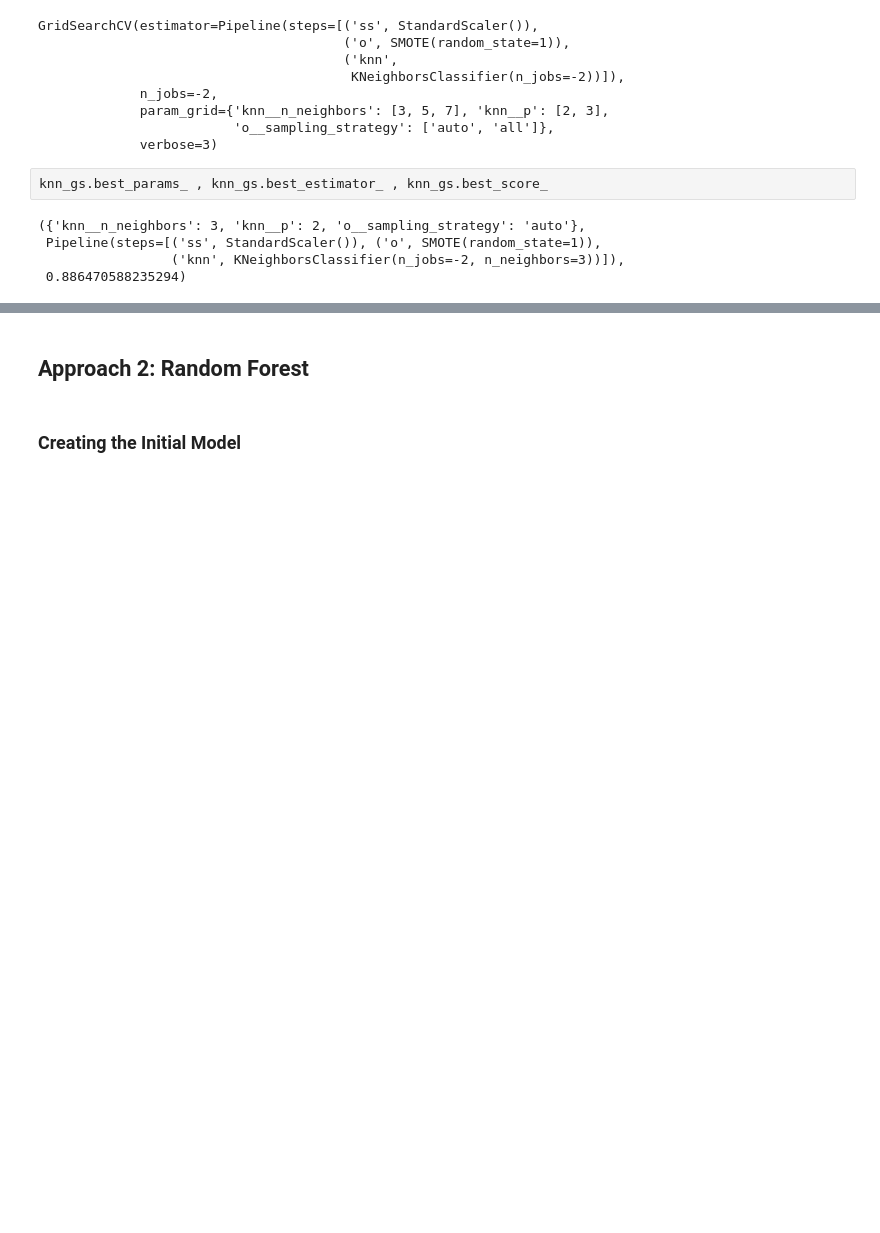
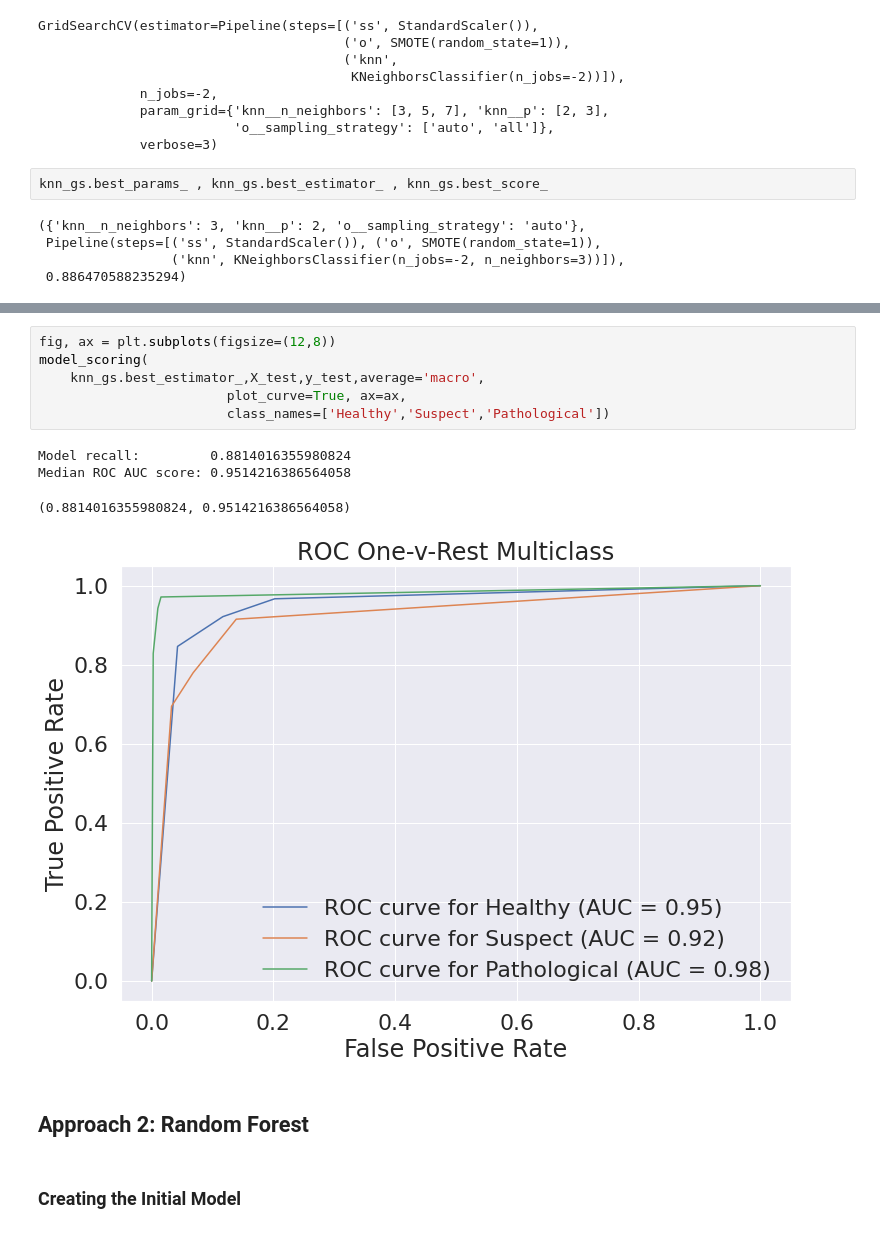
Before and after one commit to ParkedHampster/Fetal-Health-Classification-Prediction, a Jupyter notebook: scratch_books/scratch.ipynb, the cells around one changed output, grey strips where cells are left out. Saved outputs shown, nothing was run; the diff lists cells and outputs as text; blank space fills up the shorter version.

```diff
--- a/scratch_books/scratch.ipynb
+++ b/scratch_books/scratch.ipynb
@@ -288,3 +298,14 @@ knn_gs.best_params_ , knn_gs.best_estimator_ , knn_gs.best_score_
+# %%
+fig, ax = plt.subplots(figsize=(12,8))
+model_scoring(
+    knn_gs.best_estimator_,X_test,y_test,average='macro',
+                        plot_curve=True, ax=ax,
+                        class_names=['Healthy','Suspect','Pathological'])
+# %% [output]
+Model recall:         0.8814016355980824
+Median ROC AUC score: 0.9514216386564058
+(0.8814016355980824, 0.9514216386564058)
+[figure, added]
 # %% [markdown]
 ## Approach 2: Random Forest
 # %% [markdown]
```
Also changed, not shown: parts of 8 cells of this notebook, 2 other files.
